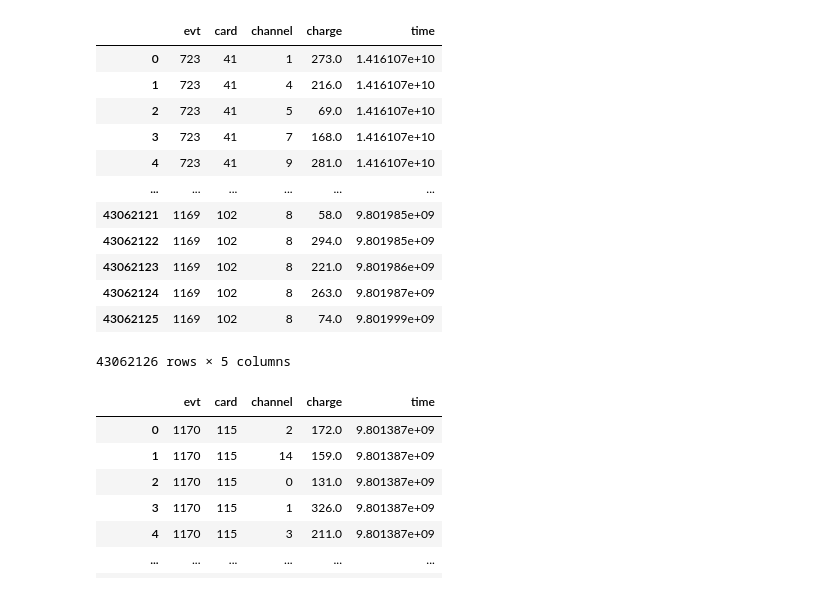
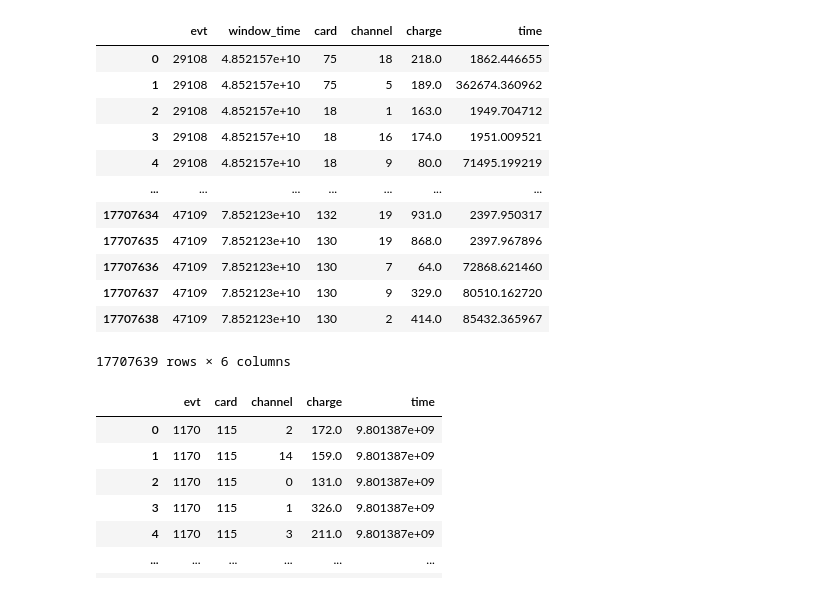
Before and after one commit to elenaramos44/nHits_trigger, a Jupyter notebook: NB/explore_data.ipynb, the cells around one changed output. Cells and saved outputs as stored; diff of their text form; code cells hidden in the pictures.

```diff
--- a/NB/explore_data.ipynb
+++ b/NB/explore_data.ipynb
@@ -109,22 +89,22 @@ df_part1
 # %%
-df_part2 = create_df_from_file(get_files_from_part(good_parts[2], run_files))
+df_part2 = create_df_from_file(get_files_from_part(part_files[2], run_files))
 events_offseted = df_part2.evt.values + (np.max(df_part1.evt) + 1)
 df_part2["evt"] = events_offseted
 df_part2
 # %% [output]
-|  | evt | card | channel | charge | time |
-| 0 | 723 | 41 | 1 | 273.0 | 1.416107e+10 |
-| 1 | 723 | 41 | 4 | 216.0 | 1.416107e+10 |
-| 2 | 723 | 41 | 5 | 69.0 | 1.416107e+10 |
-| 3 | 723 | 41 | 7 | 168.0 | 1.416107e+10 |
-| 4 | 723 | 41 | 9 | 281.0 | 1.416107e+10 |
-| ... | ... | ... | ... | ... | ... |
-| 43062121 | 1169 | 102 | 8 | 58.0 | 9.801985e+09 |
-| 43062122 | 1169 | 102 | 8 | 294.0 | 9.801985e+09 |
-| 43062123 | 1169 | 102 | 8 | 221.0 | 9.801986e+09 |
-| 43062124 | 1169 | 102 | 8 | 263.0 | 9.801987e+09 |
-| 43062125 | 1169 | 102 | 8 | 74.0 | 9.801999e+09 |
+|  | evt | window_time | card | channel | charge | time |
+| 0 | 29108 | 4.852157e+10 | 75 | 18 | 218.0 | 1862.446655 |
+| 1 | 29108 | 4.852157e+10 | 75 | 5 | 189.0 | 362674.360962 |
+| 2 | 29108 | 4.852157e+10 | 18 | 1 | 163.0 | 1949.704712 |
+| 3 | 29108 | 4.852157e+10 | 18 | 16 | 174.0 | 1951.009521 |
+| 4 | 29108 | 4.852157e+10 | 18 | 9 | 80.0 | 71495.199219 |
+| ... | ... | ... | ... | ... | ... | ... |
+| 17707634 | 47109 | 7.852123e+10 | 132 | 19 | 931.0 | 2397.950317 |
+| 17707635 | 47109 | 7.852123e+10 | 130 | 19 | 868.0 | 2397.967896 |
+| 17707636 | 47109 | 7.852123e+10 | 130 | 7 | 64.0 | 72868.621460 |
+| 17707637 | 47109 | 7.852123e+10 | 130 | 9 | 329.0 | 80510.162720 |
+| 17707638 | 47109 | 7.852123e+10 | 130 | 2 | 414.0 | 85432.365967 |
-43062126 rows × 5 columns
+17707639 rows × 6 columns
 # %%
 df_part3 = create_df_from_file(get_files_from_part(good_parts[3], run_files))
 events_offseted = df_part3.evt.values + (np.max(df_part2.evt) + 1)
```
Also changed, not shown: parts of 9 cells of this notebook, 1 other file.
